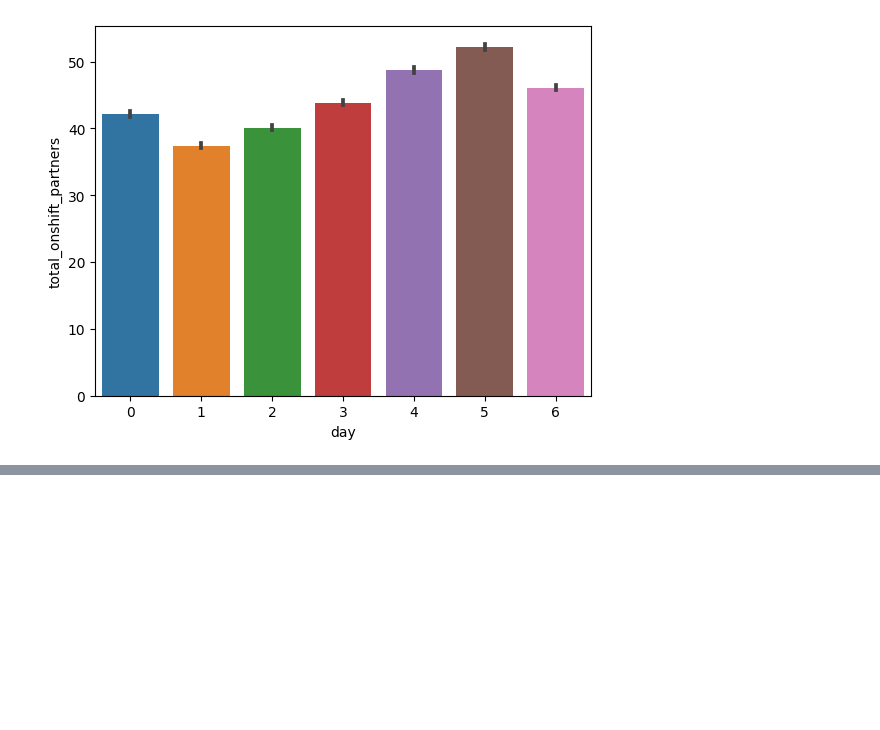
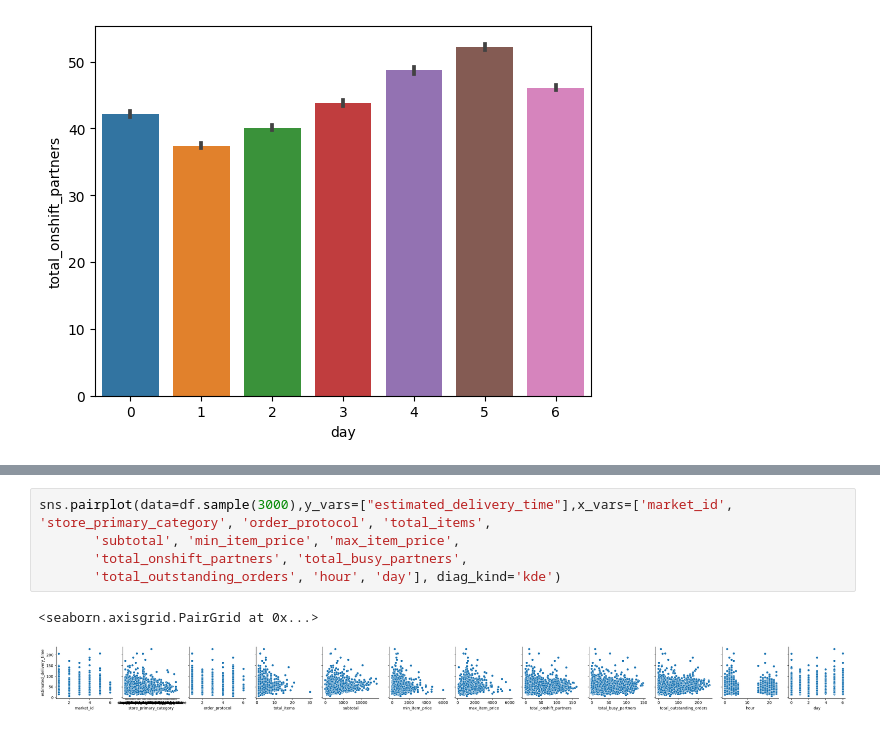
Before and after one commit to mahikshith/Porter_Neural_Network_delivery_time_estimation, a Jupyter notebook: porter_nn.ipynb, the cells around one changed output, grey strips where cells are left out. Drawn from its saved outputs; the diff is of its cells as text; blank space fills up the shorter version.

```diff
--- a/porter_nn.ipynb
+++ b/porter_nn.ipynb
@@ -274,0 +310,8 @@ sns.barplot(data = df, x = df["day"], y = df["total_onshift_partners"])
+# %%
+sns.pairplot(data=df.sample(3000),y_vars=["estimated_delivery_time"],x_vars=['market_id', 'store_primary_category', 'order_protocol', 'total_items',
+       'subtotal', 'min_item_price', 'max_item_price',
+       'total_onshift_partners', 'total_busy_partners',
+       'total_outstanding_orders', 'hour', 'day'], diag_kind='kde')
+# %% [output]
+<seaborn.axisgrid.PairGrid at 0x...>
+[figure, added]
```
Also changed, not shown: parts of 55 cells of this notebook.
